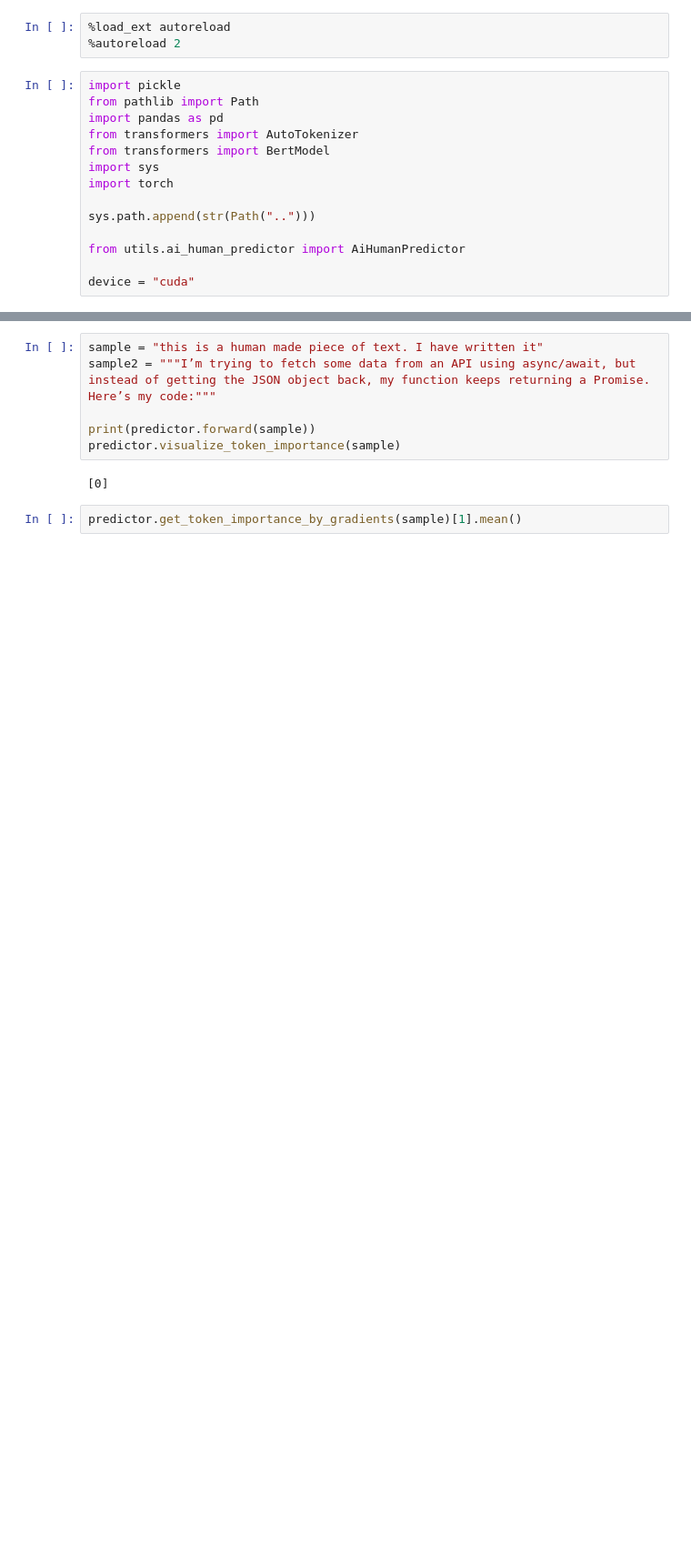
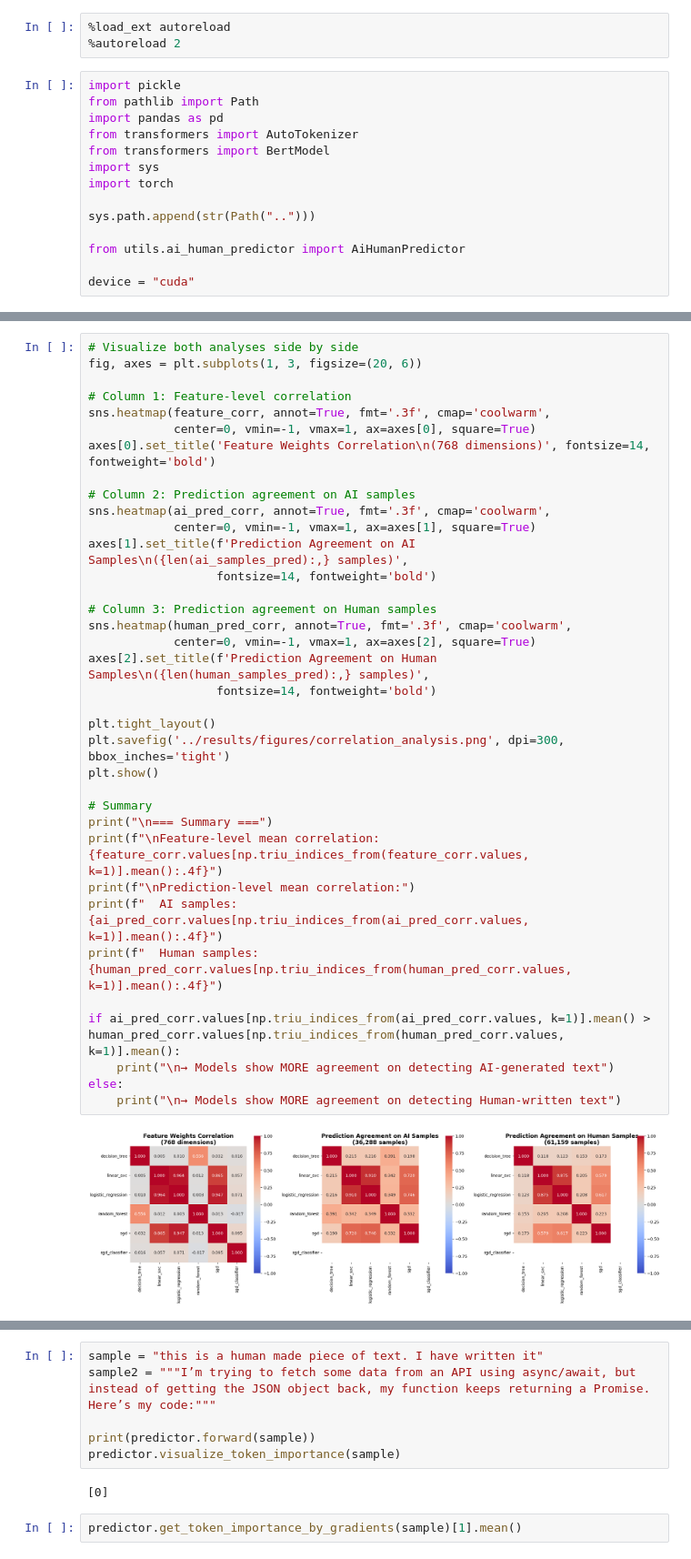
Before and after one commit to Gradient-PG/Human-vs-AI-text-Text-Classification-Analysis-, a Jupyter notebook: notebooks/analysis.ipynb, the cells around one changed output, grey strips where cells are left out. Shown at 91% size. Cells and saved outputs as stored; diff of their text form; blank space fills up the shorter version.

```diff
--- a/notebooks/analysis.ipynb
+++ b/notebooks/analysis.ipynb
@@ -77,0 +166,38 @@ df.drop(columns="feature_num").corr(method="spearman")
+# %%
+# Visualize both analyses side by side
+fig, axes = plt.subplots(1, 3, figsize=(20, 6))
+
+# Column 1: Feature-level correlation
+sns.heatmap(feature_corr, annot=True, fmt='.3f', cmap='coolwarm',
+            center=0, vmin=-1, vmax=1, ax=axes[0], square=True)
+axes[0].set_title('Feature Weights Correlation\n(768 dimensions)', fontsize=14, fontweight='bold')
+
+# Column 2: Prediction agreement on AI samples
+sns.heatmap(ai_pred_corr, annot=True, fmt='.3f', cmap='coolwarm',
+            center=0, vmin=-1, vmax=1, ax=axes[1], square=True)
+axes[1].set_title(f'Prediction Agreement on AI Samples\n({len(ai_samples_pred):,} samples)',
+                  fontsize=14, fontweight='bold')
+
+# Column 3: Prediction agreement on Human samples
+sns.heatmap(human_pred_corr, annot=True, fmt='.3f', cmap='coolwarm',
+            center=0, vmin=-1, vmax=1, ax=axes[2], square=True)
+axes[2].set_title(f'Prediction Agreement on Human Samples\n({len(human_samples_pred):,} samples)',
+                  fontsize=14, fontweight='bold')
+
+plt.tight_layout()
+plt.savefig('../results/figures/correlation_analysis.png', dpi=300, bbox_inches='tight')
+plt.show()
+
+# Summary
+print("\n=== Summary ===")
+print(f"\nFeature-level mean correlation: {feature_corr.values[np.triu_indices_from(feature_corr.values, k=1)].mean():.4f}")
+print(f"\nPrediction-level mean correlation:")
+print(f"  AI samples: {ai_pred_corr.values[np.triu_indices_from(ai_pred_corr.values, k=1)].mean():.4f}")
+print(f"  Human samples: {human_pred_corr.values[np.triu_indices_from(human_pred_corr.values, k=1)].mean():.4f}")
+
+if ai_pred_corr.values[np.triu_indices_from(ai_pred_corr.values, k=1)].mean() > human_pred_corr.values[np.triu_indices_from(human_pred_corr.values, k=1)].mean():
+    print("\n→ Models show MORE agreement on detecting AI-generated text")
+else:
+    print("\n→ Models show MORE agreement on detecting Human-written text")
+# %% [output]
+[figure, added]
```
Also changed, not shown: parts of 8 cells of this notebook, 16 other files.
